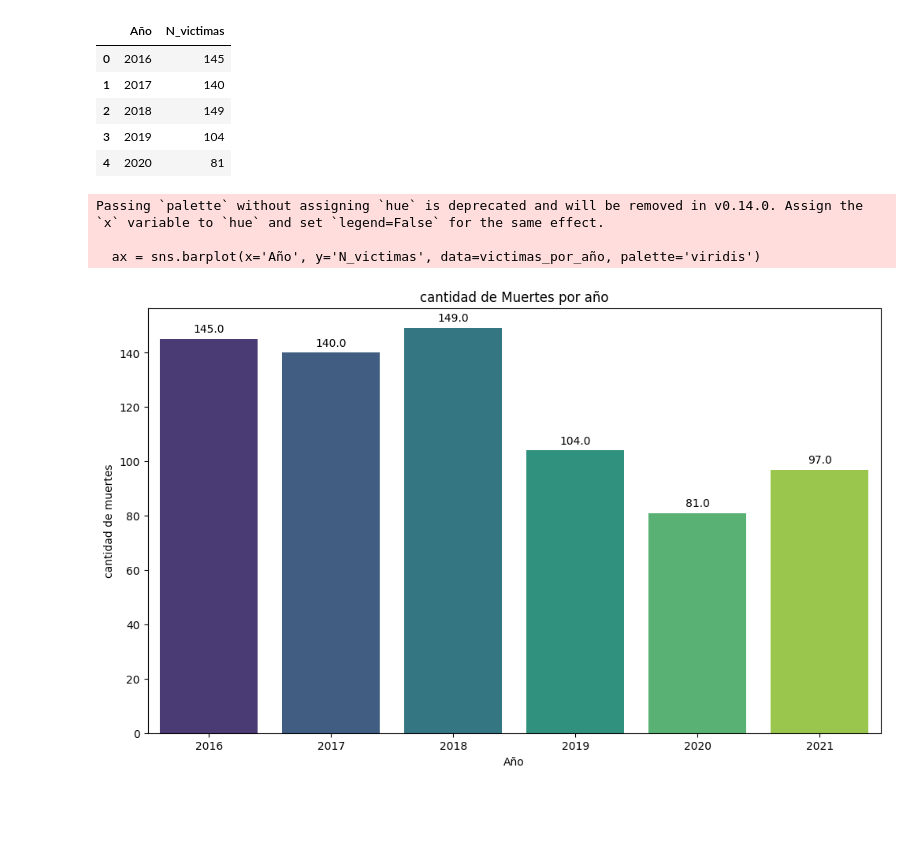
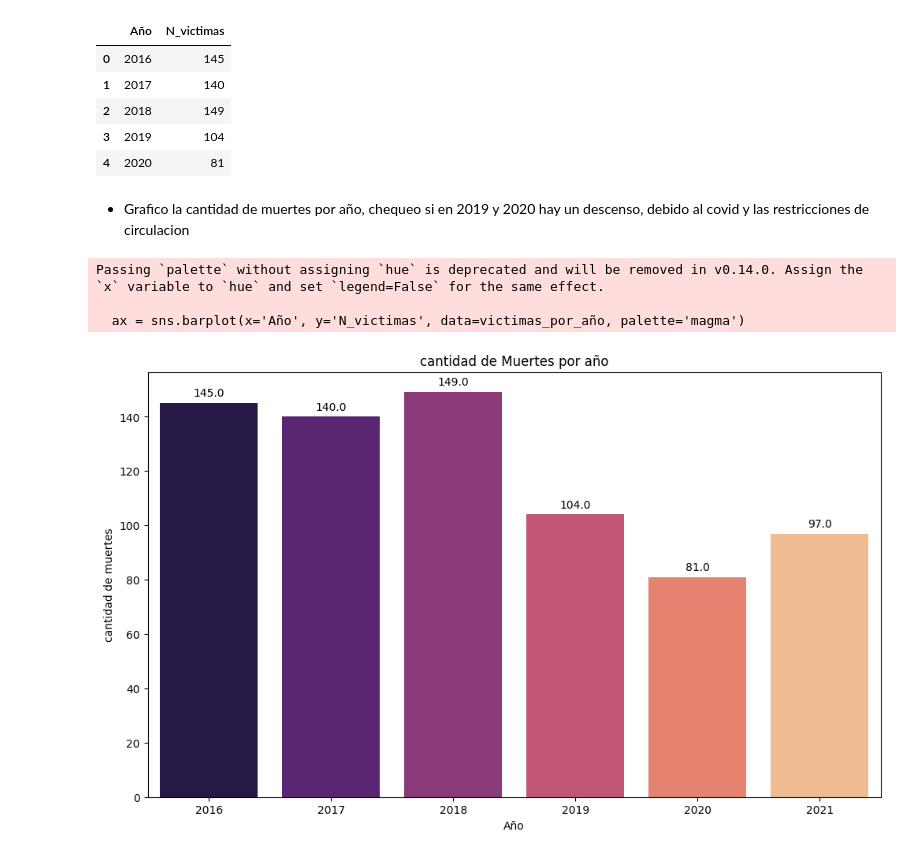
Before and after one commit to matiasbarriosled/PiDa2, a Jupyter notebook: EDA/EDA.ipynb, the cells around one changed output. Drawn from its saved outputs; the diff is of its cells as text; code cells hidden in the pictures; blank space fills up the shorter version.

```diff
--- a/EDA/EDA.ipynb
+++ b/EDA/EDA.ipynb
@@ -61,20 +51,22 @@ victimas_por_año.head()
 | 2 | 2018 | 149 |
 | 3 | 2019 | 104 |
 | 4 | 2020 | 81 |
+# %% [markdown]
++ Grafico la cantidad de muertes por año, chequeo si en 2019 y 2020 hay un descenso, debido al covid y las restricciones de circulacion
 # %%
 plt.figure(figsize=(12, 7))
 plt.title('cantidad de Muertes por año')
 plt.ylabel('cantidad de muertes')
-ax = sns.barplot(x='Año', y='N_victimas', data=victimas_por_año, palette='viridis')
+ax = sns.barplot(x='Año', y='N_victimas', data=victimas_por_año, palette='magma')
 for p in ax.patches:
     ax.annotate(format(p.get_height(), '.1f'),
                 (p.get_x() + p.get_width() / 2., p.get_height()),
                 ha = 'center', va = 'center',
                 xytext = (0, 9),
                 textcoords = 'offset points')
 plt.show()
 # %% [output]
 Passing `palette` without assigning `hue` is deprecated and will be removed in v0.14.0. Assign the `x` variable to `hue` and set `legend=False` for the same effect.
 
-  ax = sns.barplot(x='Año', y='N_victimas', data=victimas_por_año, palette='viridis')
+  ax = sns.barplot(x='Año', y='N_victimas', data=victimas_por_año, palette='magma')
-[figure, old version]
+[figure, new version]
```
Also changed, not shown: parts of 4 cells of this notebook.
